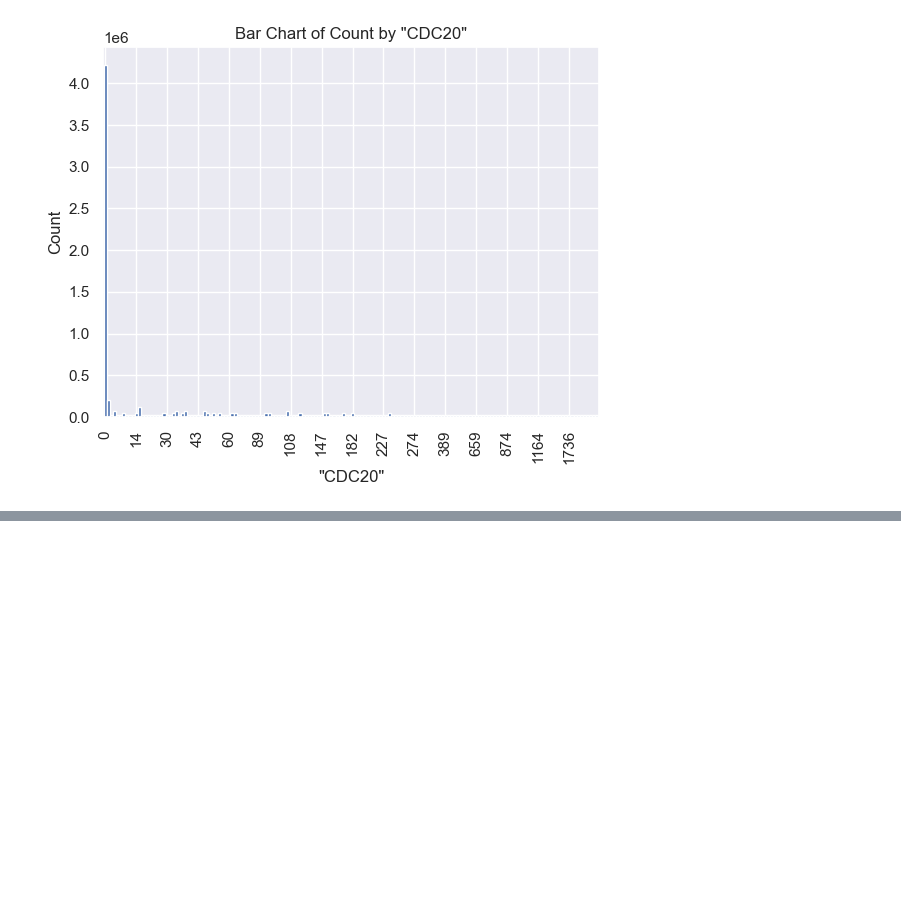
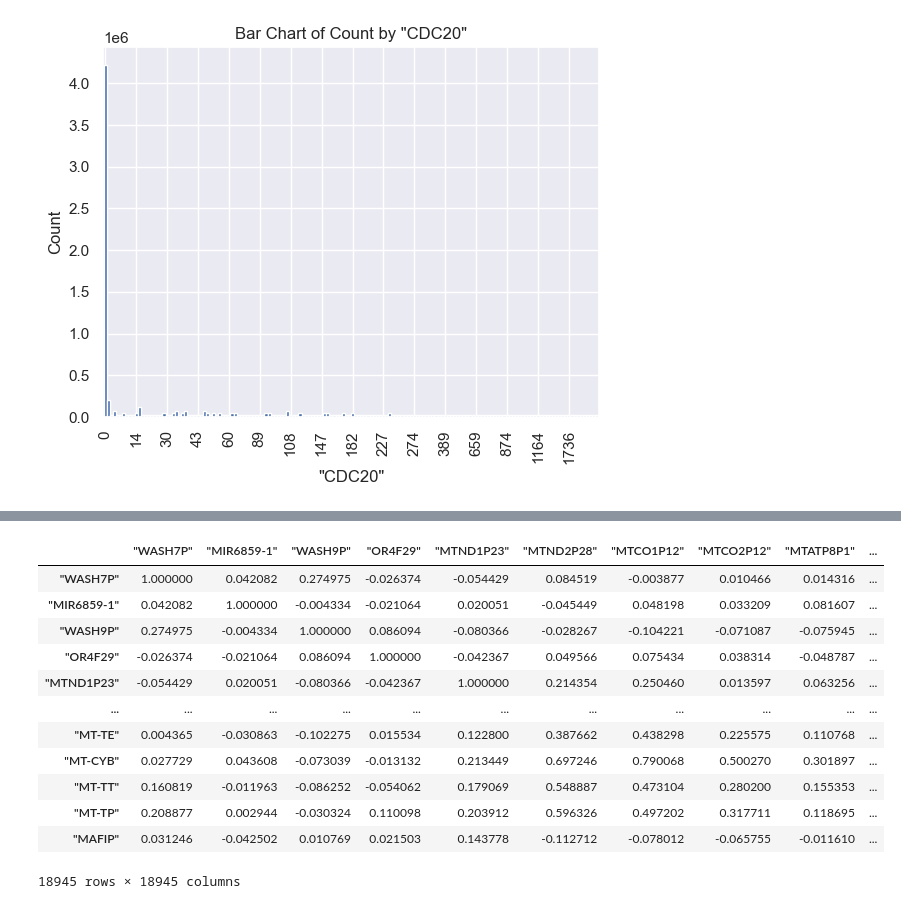
Before and after one commit to AliEmreSenel/BAIAILabProject2024, a Jupyter notebook: Lor_data_analysis.ipynb, the cells around one changed output, grey strips where cells are left out. Cells and saved outputs as stored; diff of their text form; code cells hidden in the pictures; blank space fills up the shorter version.

```diff
--- a/Lor_data_analysis.ipynb
+++ b/Lor_data_analysis.ipynb
@@ -357,0 +374,30 @@ plt.show()
+# %%
+import torch
+
+if torch.cuda.is_available():
+    device = torch.device("cuda")
+else:
+    device = torch.device("cpu")
+# %%
+torch_tensor = torch.tensor(mcf7_fil.values).to(device)
+# %%
+corr = torch.corrcoef(torch_tensor).to(device)
+# %%
+# transforming corr to pandas dataframe
+corr_pd = pd.DataFrame(corr.cpu().numpy(), columns=mcf7_fil_T.columns, index=mcf7_fil_T.columns)
+# %%
+corr_pd
+# %% [output]
+|  | "WASH7P" | "MIR6859-1" | "WASH9P" | "OR4F29" | "MTND1P23" | "MTND2P28" | "MTCO1P12" | "MTCO2P12" | "MTATP8P1" | ... |
+| "WASH7P" | 1.000000 | 0.042082 | 0.274975 | -0.026374 | -0.054429 | 0.084519 | -0.003877 | 0.010466 | 0.014316 | ... |
+| "MIR6859-1" | 0.042082 | 1.000000 | -0.004334 | -0.021064 | 0.020051 | -0.045449 | 0.048198 | 0.033209 | 0.081607 | ... |
+| "WASH9P" | 0.274975 | -0.004334 | 1.000000 | 0.086094 | -0.080366 | -0.028267 | -0.104221 | -0.071087 | -0.075945 | ... |
+| "OR4F29" | -0.026374 | -0.021064 | 0.086094 | 1.000000 | -0.042367 | 0.049566 | 0.075434 | 0.038314 | -0.048787 | ... |
+| "MTND1P23" | -0.054429 | 0.020051 | -0.080366 | -0.042367 | 1.000000 | 0.214354 | 0.250460 | 0.013597 | 0.063256 | ... |
+| ... | ... | ... | ... | ... | ... | ... | ... | ... | ... | ... |
+| "MT-TE" | 0.004365 | -0.030863 | -0.102275 | 0.015534 | 0.122800 | 0.387662 | 0.438298 | 0.225575 | 0.110768 | ... |
+| "MT-CYB" | 0.027729 | 0.043608 | -0.073039 | -0.013132 | 0.213449 | 0.697246 | 0.790068 | 0.500270 | 0.301897 | ... |
+| "MT-TT" | 0.160819 | -0.011963 | -0.086252 | -0.054062 | 0.179069 | 0.548887 | 0.473104 | 0.280200 | 0.155353 | ... |
+| "MT-TP" | 0.208877 | 0.002944 | -0.030324 | 0.110098 | 0.203912 | 0.596326 | 0.497202 | 0.317711 | 0.118695 | ... |
+| "MAFIP" | 0.031246 | -0.042502 | 0.010769 | 0.021503 | 0.143778 | -0.112712 | -0.078012 | -0.065755 | -0.011610 | ... |
+18945 rows × 18945 columns
```
Also changed, not shown: parts of 1 cell of this notebook.
